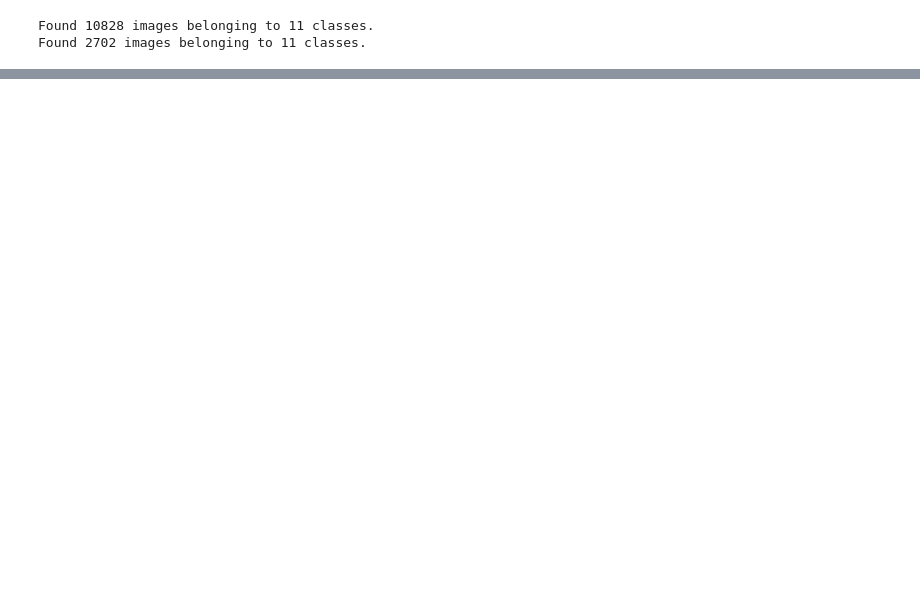
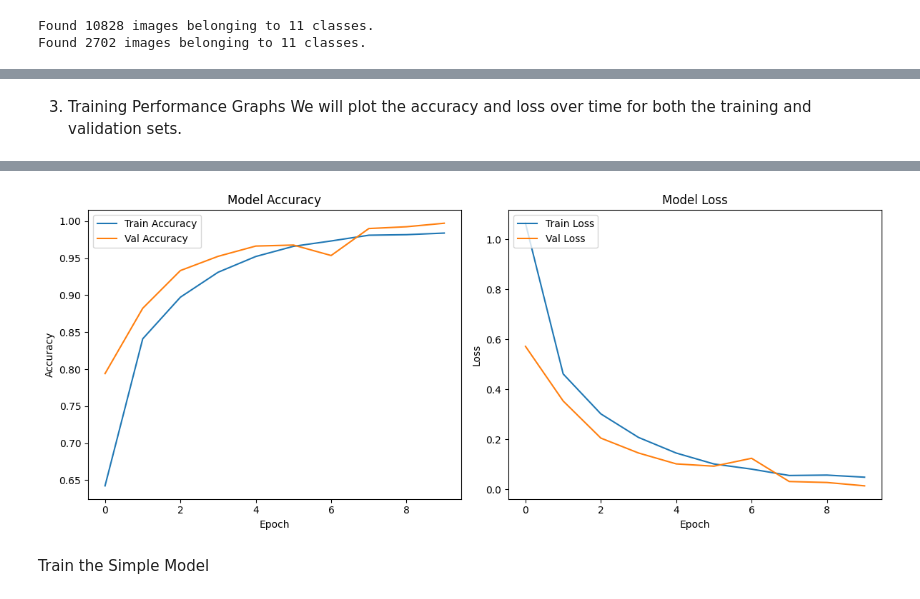
Before and after one commit to charite-uwatwembi/Crop-Disease-AI-Classification, a Jupyter notebook: notebook.ipynb, the cells around one changed output, grey strips where cells are left out. Drawn from its saved outputs; the diff is of its cells as text; code cells hidden in the pictures; blank space fills up the shorter version.

```diff
--- a/notebook.ipynb
+++ b/notebook.ipynb
@@ -30,6 +124,24 @@ Found 2702 images belonging to 11 classes.
 # %%
 from tensorflow.keras.models import Sequential
 from tensorflow.keras.layers import Conv2D, MaxPooling2D, Flatten, Dense
+
+# Data preparation
+train_datagen = ImageDataGenerator(rescale=1./255)
+val_datagen = ImageDataGenerator(rescale=1./255)
+
+train_data = train_datagen.flow_from_directory(
+    'Data/',
+    target_size=(64, 64),
+    batch_size=32,
+    class_mode='categorical'
+)
+
+val_data = val_datagen.flow_from_directory(
+    'Data/',
+    target_size=(64, 64),
+    batch_size=32,
+    class_mode='categorical'
+)
 
 # Define the simple CNN model
 simple_model = Sequential()
@@ -78,0 +193,34 @@ Model: "sequential"
+# %% [markdown]
+3. Training Performance Graphs
+We will plot the accuracy and loss over time for both the training and validation sets.
+# %%
+simple_model.compile(optimizer='adam', loss='categorical_crossentropy', metrics=['accuracy'])
+
+# Fit the model
+history_simple = simple_model.fit(train_data, epochs=10, validation_data=val_data)
+
+# Function to plot training history
+def plot_training_history(history):
+    plt.figure(figsize=(12, 5))
+    plt.subplot(1, 2, 1)
+    plt.plot(history.history['accuracy'], label='Train Accuracy')
+    plt.plot(history.history['val_accuracy'], label='Val Accuracy')
+    plt.title('Model Accuracy')
+    plt.ylabel('Accuracy')
+    plt.xlabel('Epoch')
+    plt.legend(loc='upper left')
+
+    plt.subplot(1, 2, 2)
+    plt.plot(history.history['loss'], label='Train Loss')
+    plt.plot(history.history['val_loss'], label='Val Loss')
+    plt.title('Model Loss')
+    plt.ylabel('Loss')
+    plt.xlabel('Epoch')
+    plt.legend(loc='upper left')
+
+    plt.tight_layout()
+    plt.show()
+
+# Plot training history for the simple model
+plot_training_history(history_simple)
+# %% [output]
@@ -79,3 +247,6 @@ Model: "sequential"
+[figure, added]
+# %% [markdown]
+Train the Simple Model
 # %%
 # Train the simple model
 history_simple = simple_model.fit(
```
Also changed, not shown: parts of 16 cells of this notebook, 3 other files.
